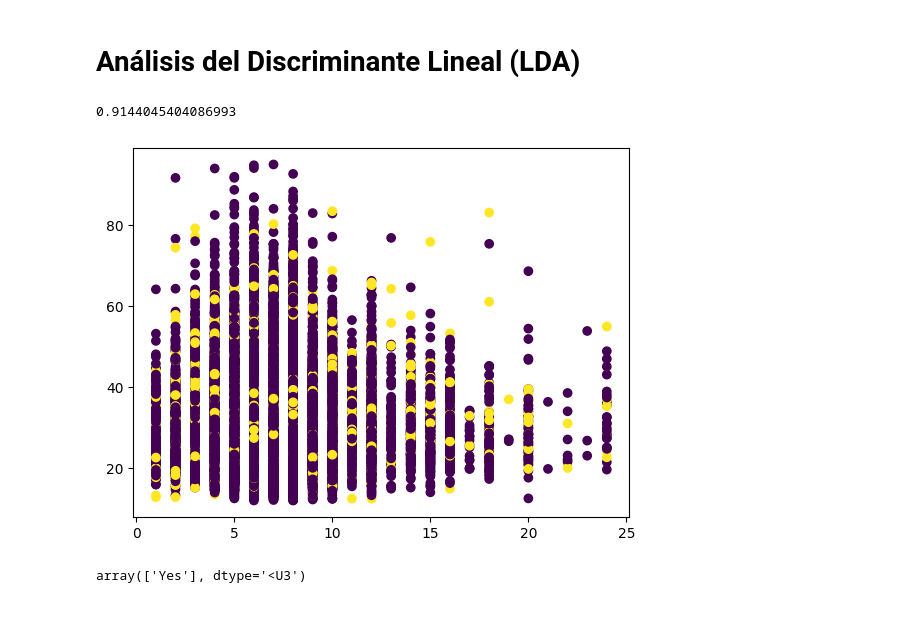
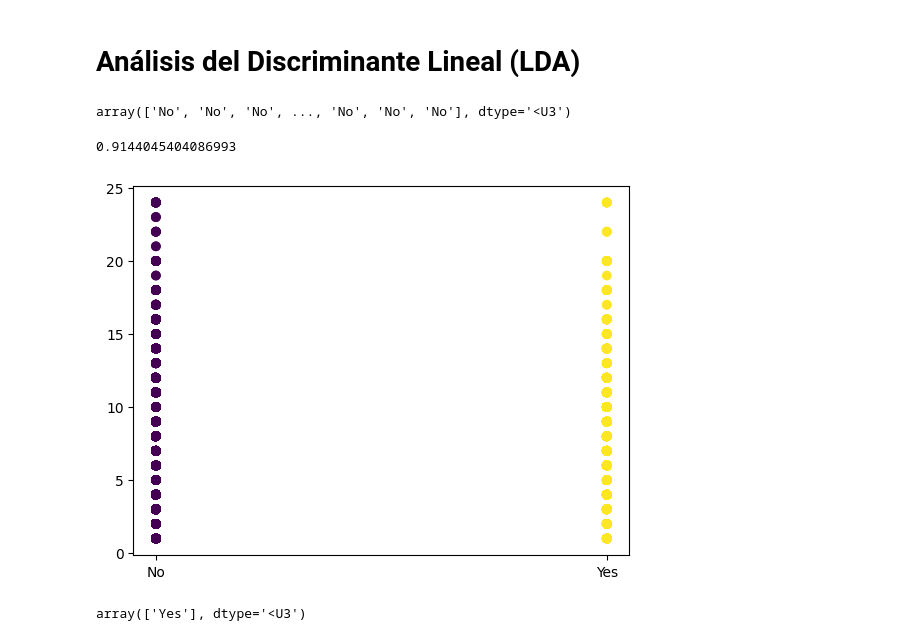
Before and after one commit to LCaravaggio/AnalisisPredictivo, a Jupyter notebook: 03_Regresión_Lineal/AnalisisDiscriminante.ipynb, the cells around one changed output. Drawn from its saved outputs; the diff is of its cells as text; code cells hidden in the pictures; blank space fills up the shorter version.

```diff
--- a/03_Regresión_Lineal/AnalisisDiscriminante.ipynb
+++ b/03_Regresión_Lineal/AnalisisDiscriminante.ipynb
@@ -67,19 +66,24 @@ df
 # %%
 from sklearn.discriminant_analysis import LinearDiscriminantAnalysis
 
-vars=['BMI', 'SleepTime']
+vars=['SleepTime']
 X=df[vars]
 y=df['HeartDisease']
 
 lda = LinearDiscriminantAnalysis(solver="svd", store_covariance=True)
 y_pred = lda.fit(X, y).predict(X)
+# %%
+y_pred
+# %% [output]
+array(['No', 'No', 'No', ..., 'No', 'No', 'No'], dtype='<U3')
 # %%
 lda.score(X,y)
 # %% [output]
 0.9144045404086993
 # %%
-plt.scatter(X['SleepTime'], X['BMI'], c=pd.get_dummies(y)['Yes']*255)
+from matplotlib import pyplot as plt
+plt.scatter(y, X['SleepTime'], c=pd.get_dummies(y)['Yes']*255)
 plt.show()
 # %% [output]
-[figure, old version]
+[figure, new version]
 # %%
```
Also changed, not shown: parts of 6 cells of this notebook.
